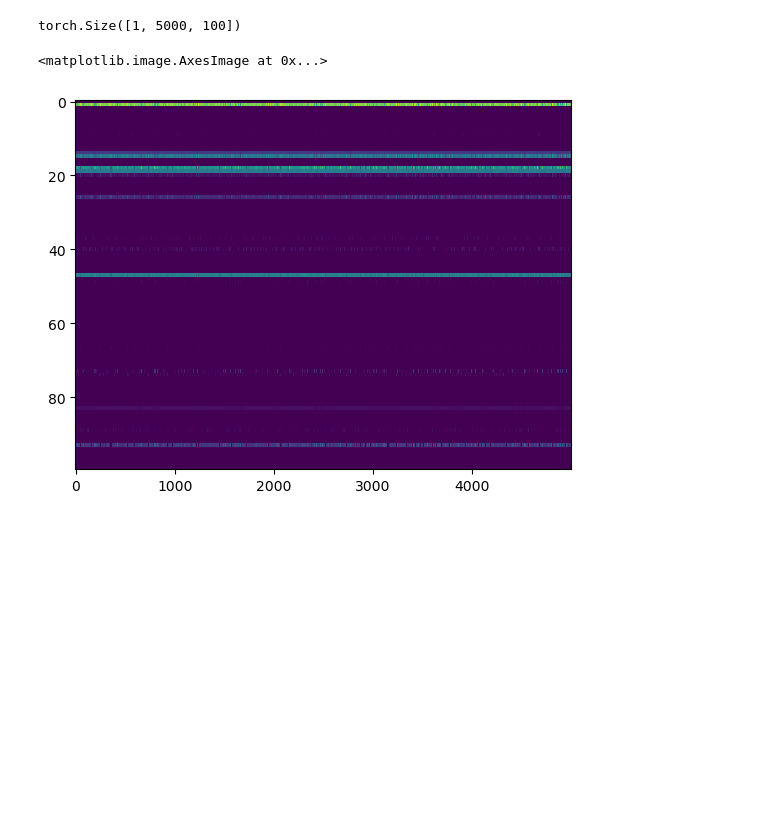
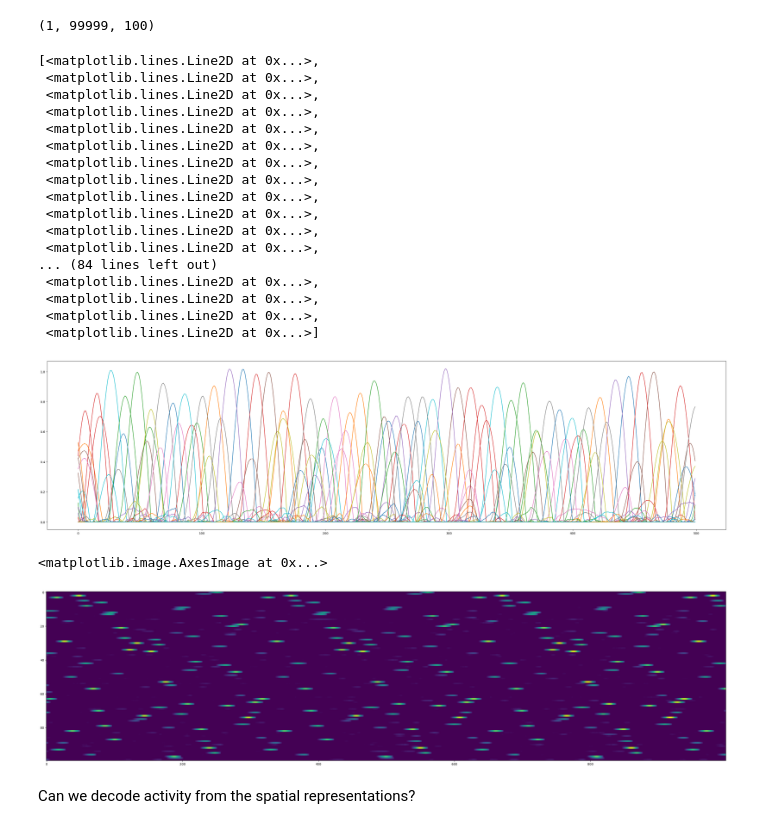
Before and after one commit to bioAI-Oslo/ConjunctiveRepresentations, a Jupyter notebook: fr_stateful_training.ipynb, the cells around one changed output. Cells and saved outputs as stored; diff of their text form; code cells hidden in the pictures; blank space fills up the shorter version.

```diff
--- a/fr_stateful_training.ipynb
+++ b/fr_stateful_training.ipynb
@@ -25,7 +25,7 @@ lr = 1e-4               # learning rate
 # %%
 # Prepare model and optimizer
 device = torch.device('cuda' if torch.cuda.is_available() else 'cpu')
-model = RecurrentSpaceNet(n_in=n_in, n_out=n_out, corr_across_space=False, scale=scale, device=device)
+model = RecurrentSpaceNet(n_in=n_in, n_out=n_out, corr_across_space=False, scale=scale, device=device, stateful=True)
 optimizer = torch.optim.Adam(model.parameters(), lr=lr)
 # %%
 genny = SimpleDatasetMaker()
@@ -86,8 +85,8 @@ Text(0, 0.5, 'Train Loss')
 # %%
 # visualize representations
-n_plot = 1       # number of plot trajectories
+n_plot = 20       # number of plot trajectories
 n_show = 100        # number of units to show
-timesteps = 5000     # length of trajectory
+timesteps = 100000     # length of trajectory
 r, v = genny.generate_dataset(n_plot, timesteps)
 
 # BSR
@@ -96,6 +95,6 @@ p, hidden_state = model.spatial_representation(v, initial)
 p = p.detach().numpy()
 ps = p.reshape(-1, p.shape[-1])
 rs = r[:,1:].detach().numpy().reshape(-1, 2)
-ratemaps, _, _, _ = stats.binned_statistic_2d(rs[:,0], rs[:,1],ps.T, bins=10)
-fig, ax = ratemap_collage(ratemaps[:n_show], cols=int(np.sqrt(n_show)), figsize=(8, 8))
+ratemaps, _, _, _ = stats.binned_statistic_2d(rs[:,0], rs[:,1],ps.T, bins=15)
+fig, ax = ratemap_collage(ratemaps[:n_show], cols=int(np.sqrt(n_show)), figsize=(15, 15))
 # %% [output]
@@ -103,4 +102,4 @@ fig, ax = ratemap_collage(ratemaps[:n_show], cols=int(np.sqrt(n_show)), figsize=
 # %%
-initial.shape
+p.shape
 # %% [output]
-torch.Size([1, 5000, 100])
+(1, 99999, 100)
@@ -109,5 +106,30 @@ hidden_state
+# %%
+fig, ax = plt.subplots(figsize=(40, 10))
+ax.plot(p[0, :500, :])
+# %% [output]
+[<matplotlib.lines.Line2D at 0x...>,
+ <matplotlib.lines.Line2D at 0x...>,
+ <matplotlib.lines.Line2D at 0x...>,
+ <matplotlib.lines.Line2D at 0x...>,
+ <matplotlib.lines.Line2D at 0x...>,
+ <matplotlib.lines.Line2D at 0x...>,
+ <matplotlib.lines.Line2D at 0x...>,
+ <matplotlib.lines.Line2D at 0x...>,
+ <matplotlib.lines.Line2D at 0x...>,
+ <matplotlib.lines.Line2D at 0x...>,
+ <matplotlib.lines.Line2D at 0x...>,
+ <matplotlib.lines.Line2D at 0x...>,
+... (84 lines left out)
+ <matplotlib.lines.Line2D at 0x...>,
+ <matplotlib.lines.Line2D at 0x...>,
+ <matplotlib.lines.Line2D at 0x...>,
+ <matplotlib.lines.Line2D at 0x...>]
+[figure, added]
 # %%
-plt.imshow(hidden_state[0].detach().numpy().T, aspect="auto", interpolation='none')
+fig, ax = plt.subplots(figsize=(40, 10))
+ax.imshow(p[0, :1000, :].T, aspect='auto', interpolation='none')
 # %% [output]
 <matplotlib.image.AxesImage at 0x...>
-[figure, old version]
+[figure, new version]
+# %% [markdown]
+Can we decode activity from the spatial representations?
```
Also changed, not shown: parts of 8 cells of this notebook, 2 other files.
